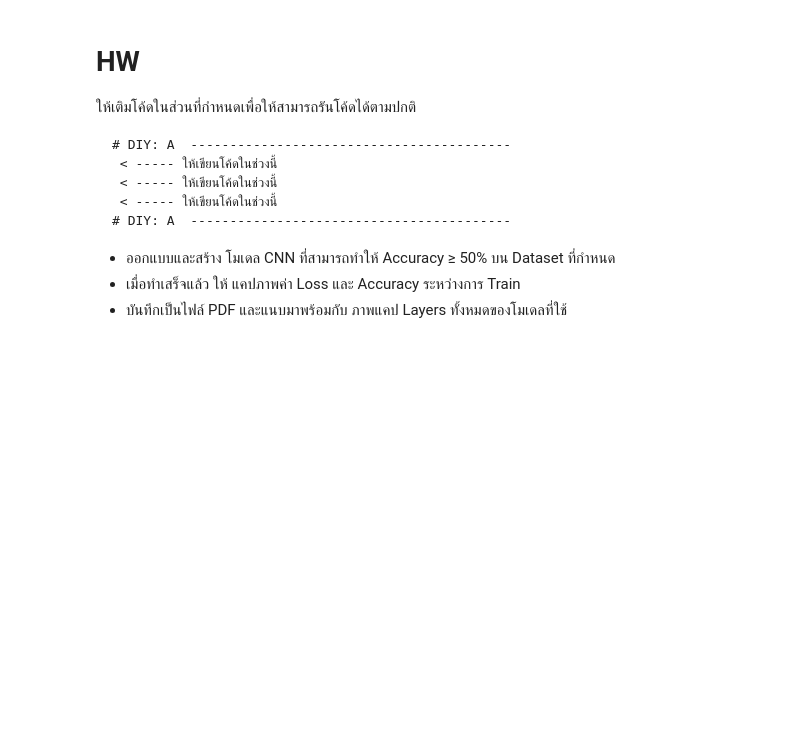
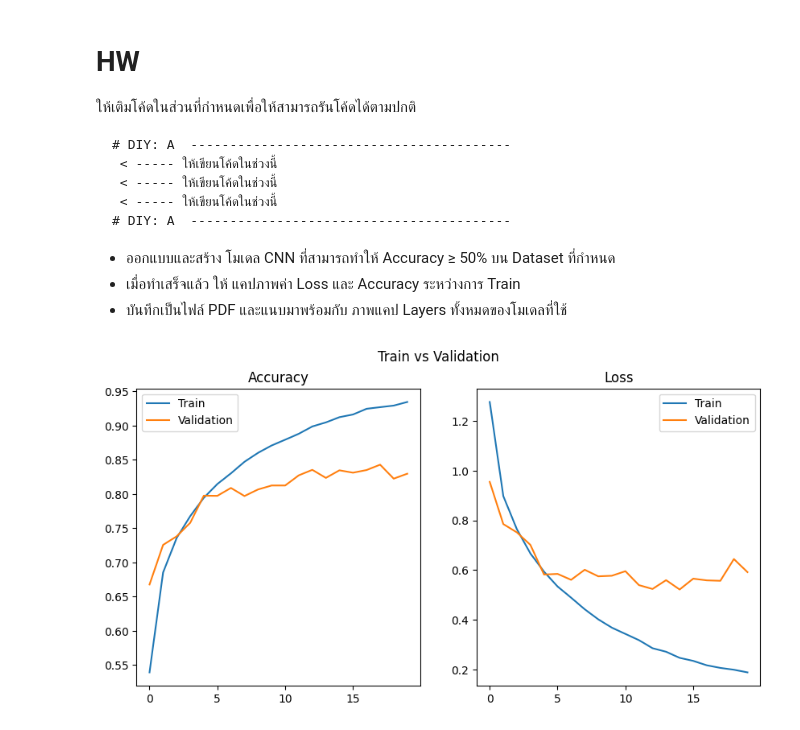
Before and after one commit to Tanaphat-Ken/IntroToML, a Jupyter notebook: HW/HW11/W11_HW.ipynb, the cells around one changed output. Saved outputs shown, nothing was run; the diff lists cells and outputs as text; code cells hidden in the pictures; blank space fills up the shorter version.

```diff
--- a/HW/HW11/W11_HW.ipynb
+++ b/HW/HW11/W11_HW.ipynb
@@ -168,3 +222,7 @@ print(f"Time consumption for non-accelerated CUDA training (CPU only): {t_end} s
 - ออกแบบและสร้าง โมเดล CNN ที่สามารถทำให้ Accuracy ≥ 50% บน Dataset ที่กำหนด
 - เมื่อทำเสร็จแล้ว ให้ แคปภาพค่า Loss และ Accuracy ระหว่างการ Train
 - บันทึกเป็นไฟล์ PDF และแนบมาพร้อมกับ ภาพแคป Layers ทั้งหมดของโมเดลที่ใช้
+# %%
+plot_graph(training_logs)
+# %% [output]
+[figure, added]
```
Also changed, not shown: parts of 3 cells of this notebook, 1 other file.
